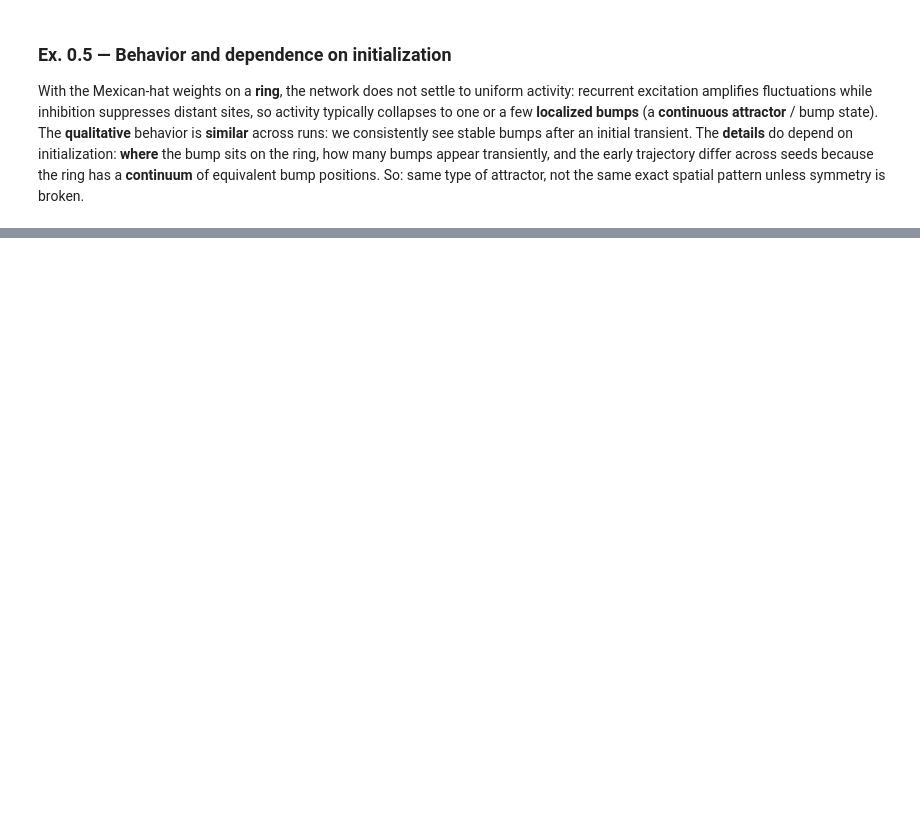
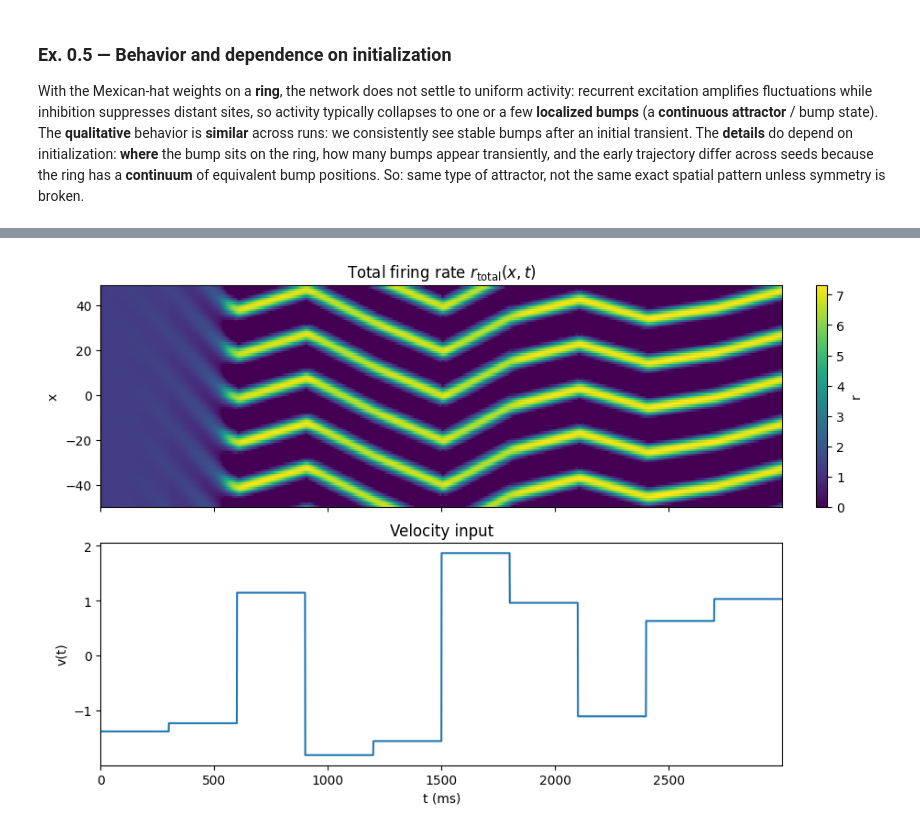
Before and after one commit to Noaemien/neural_dyn_proj, a Jupyter notebook: Exercises.ipynb, the cells around one changed output, grey strips where cells are left out. Cells and saved outputs as stored; diff of their text form; code cells hidden in the pictures; blank space fills up the shorter version.

```diff
--- a/Exercises.ipynb
+++ b/Exercises.ipynb
@@ -97,0 +205,26 @@ With the Mexican-hat weights on a **ring**, the network does not settle to unifo
+# %%
+rtotal_hist, v_t, n_steps = run_two_population_integrator_varying(67)
+
+t_ms = np.arange(n_steps) * dt
+
+fig, axes = plt.subplots(2, 1, figsize=(9, 6), sharex=True, constrained_layout=True)
+
+im = axes[0].imshow(
+    rtotal_hist.T,
+    aspect="auto",
+    origin="lower",
+    extent=(0, t_ms[-1], x.min(), x.max()),
+    interpolation="nearest",
+)
+axes[0].set_ylabel("x")
+axes[0].set_title(r"Total firing rate $r_{\mathrm{total}}(x,t)$")
+fig.colorbar(im, ax=axes[0], label="r")
+
+axes[1].plot(t_ms, v_t)
+axes[1].set_xlabel("t (ms)")
+axes[1].set_ylabel("v(t)")
+axes[1].set_title("Velocity input")
+
+plt.show()
+# %% [output]
+[figure, added]
```
Also changed, not shown: parts of 12 cells of this notebook.
